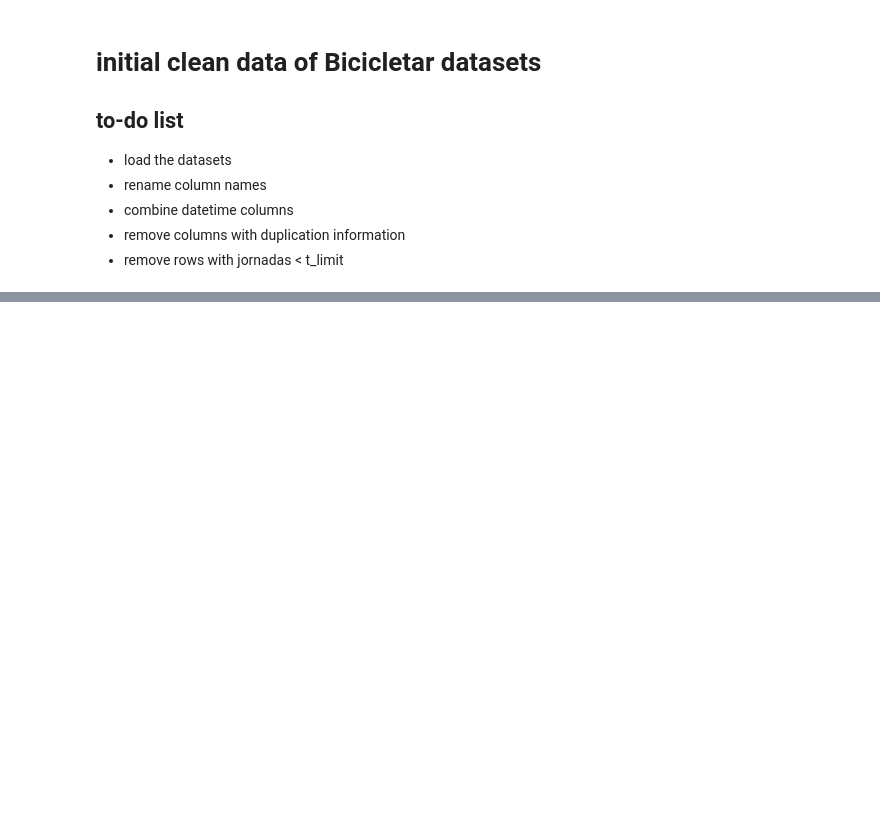
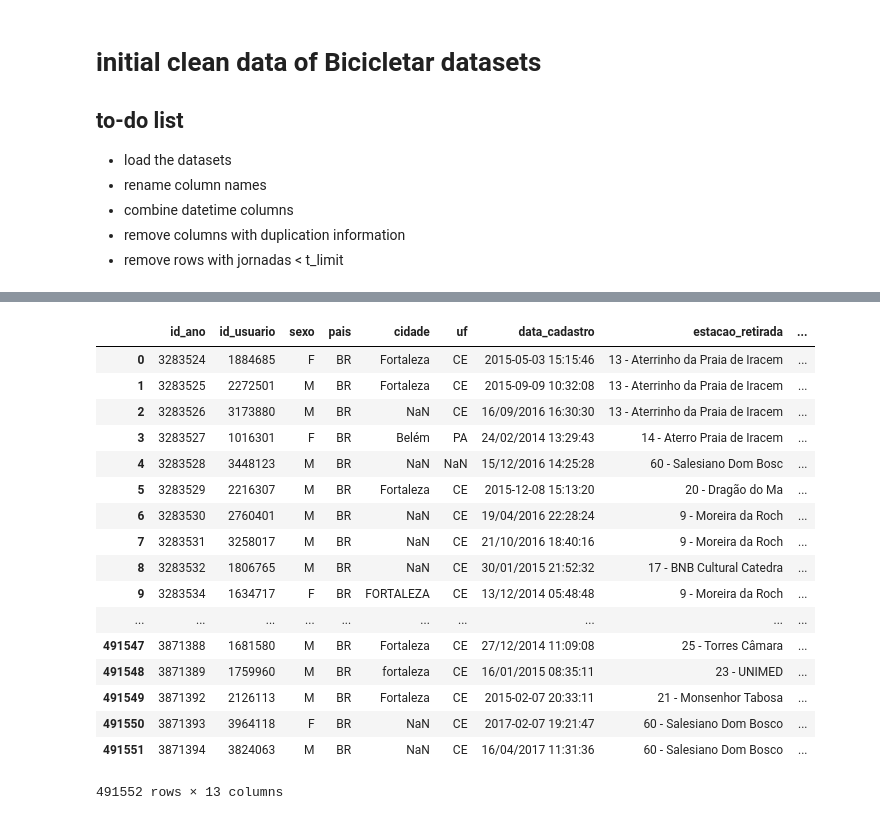
Before and after one commit to omadson/PhD, a Jupyter notebook: notebooks/initial_clean_bicicletar.ipynb, the cells around one changed output, grey strips where cells are left out. Cells and saved outputs as stored; diff of their text form; code cells hidden in the pictures; blank space fills up the shorter version.

```diff
--- a/notebooks/initial_clean_bicicletar.ipynb
+++ b/notebooks/initial_clean_bicicletar.ipynb
@@ -138,0 +187,37 @@ print('2017 ',data2017.shape)
+# %%
+'''this function excludes a few rides based on the following criteria:
+   1. Starts and finish on the same station;
+   2. Its total time is less than < t; t is to be defined.
+'''
+
+from datetime import timedelta
+
+def remove_rides(data,printReport):
+    datasRet = pd.to_datetime(data['datetime_retirada'])
+    datasDev = pd.to_datetime(data['datetime_devolucao'])
+    dif = datasDev - datasRet
+    t = [2,3,5,7,9]
+    for i in t:
+        min = timedelta(minutes=i)
+        selectedData = data.loc[(dif>=min)]
+        removedData = data.loc[(dif<min)]
+        selectedData2 = removedData[removedData['estacao_retirada'] != removedData['estacao_devolucao']]
+
+        if printReport:
+            print('Minutos:',i)
+            print('Viagens com tempo acima do mínimo:',selectedData.shape[0])
+            print('Viagens com tempo abaixo do mínimo:',removedData.shape[0])
+            print('Viagens Recuperadas',selectedData2.shape[0])
+            print('TOTAl:',(selectedData.shape[0]+selectedData2.shape[0]))
+
+    print('########################################################')
+    print("Threshold selecionado: 3 minutos;")
+
+    min = timedelta(minutes=3)
+    selectedData = data.loc[(dif>=min)]
+    removedData = data.loc[(dif<min)]
+    selectedData2 = removedData[removedData['estacao_retirada'] != removedData['estacao_devolucao']]
+    finalCleanData = pd.concat([selectedData,selectedData2])
+
+    print('TOTAl de viagens selecionadas: %d de %d (%.2f%%)' %(finalCleanData.shape[0],data.shape[0],(finalCleanData.shape[0]/data.shape[0])*100))
+    return selectedData
@@ -263,0 +276,21 @@ Final:  1332896
+# %%
+all_data
+# %% [output]
+|  | id_ano | id_usuario | sexo | pais | cidade | uf | data_cadastro | estacao_retirada | ... |
+| 0 | 3283524 | 1884685 | F | BR | Fortaleza | CE | 2015-05-03 15:15:46 | 13 - Aterrinho da Praia de Iracem | ... |
+| 1 | 3283525 | 2272501 | M | BR | Fortaleza | CE | 2015-09-09 10:32:08 | 13 - Aterrinho da Praia de Iracem | ... |
+| 2 | 3283526 | 3173880 | M | BR | NaN | CE | 16/09/2016 16:30:30 | 13 - Aterrinho da Praia de Iracem | ... |
+| 3 | 3283527 | 1016301 | F | BR | Belém | PA | 24/02/2014 13:29:43 | 14 - Aterro Praia de Iracem | ... |
+| 4 | 3283528 | 3448123 | M | BR | NaN | NaN | 15/12/2016 14:25:28 | 60 - Salesiano Dom Bosc | ... |
+| 5 | 3283529 | 2216307 | M | BR | Fortaleza | CE | 2015-12-08 15:13:20 | 20 - Dragão do Ma | ... |
+| 6 | 3283530 | 2760401 | M | BR | NaN | CE | 19/04/2016 22:28:24 | 9 - Moreira da Roch | ... |
+| 7 | 3283531 | 3258017 | M | BR | NaN | CE | 21/10/2016 18:40:16 | 9 - Moreira da Roch | ... |
+| 8 | 3283532 | 1806765 | M | BR | NaN | CE | 30/01/2015 21:52:32 | 17 - BNB Cultural Catedra | ... |
+| 9 | 3283534 | 1634717 | F | BR | FORTALEZA | CE | 13/12/2014 05:48:48 | 9 - Moreira da Roch | ... |
+| ... | ... | ... | ... | ... | ... | ... | ... | ... | ... |
+| 491547 | 3871388 | 1681580 | M | BR | Fortaleza | CE | 27/12/2014 11:09:08 | 25 - Torres Câmara | ... |
+| 491548 | 3871389 | 1759960 | M | BR | fortaleza | CE | 16/01/2015 08:35:11 | 23 - UNIMED | ... |
+| 491549 | 3871392 | 2126113 | M | BR | Fortaleza | CE | 2015-02-07 20:33:11 | 21 - Monsenhor Tabosa | ... |
+| 491550 | 3871393 | 3964118 | F | BR | NaN | CE | 2017-02-07 19:21:47 | 60 - Salesiano Dom Bosco | ... |
+| 491551 | 3871394 | 3824063 | M | BR | NaN | CE | 16/04/2017 11:31:36 | 60 - Salesiano Dom Bosco | ... |
+491552 rows × 13 columns
```
Also changed, not shown: parts of 15 cells of this notebook.
